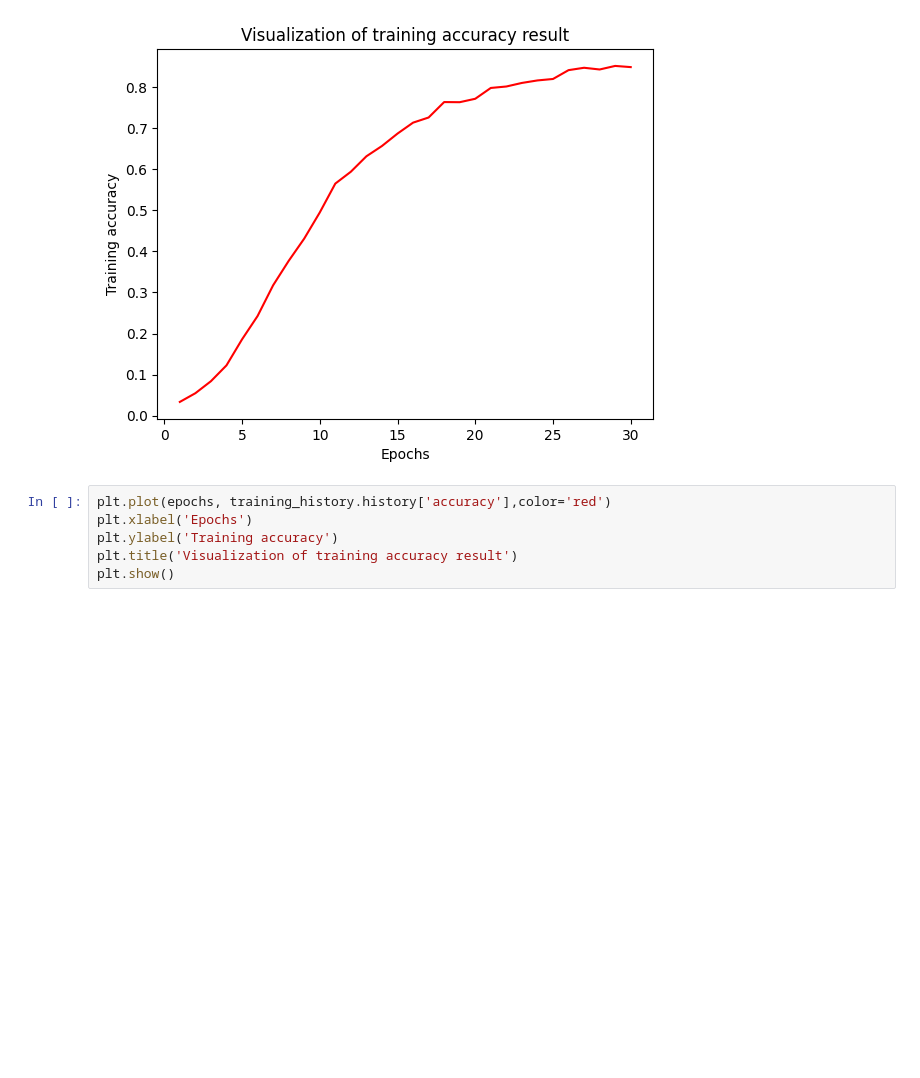
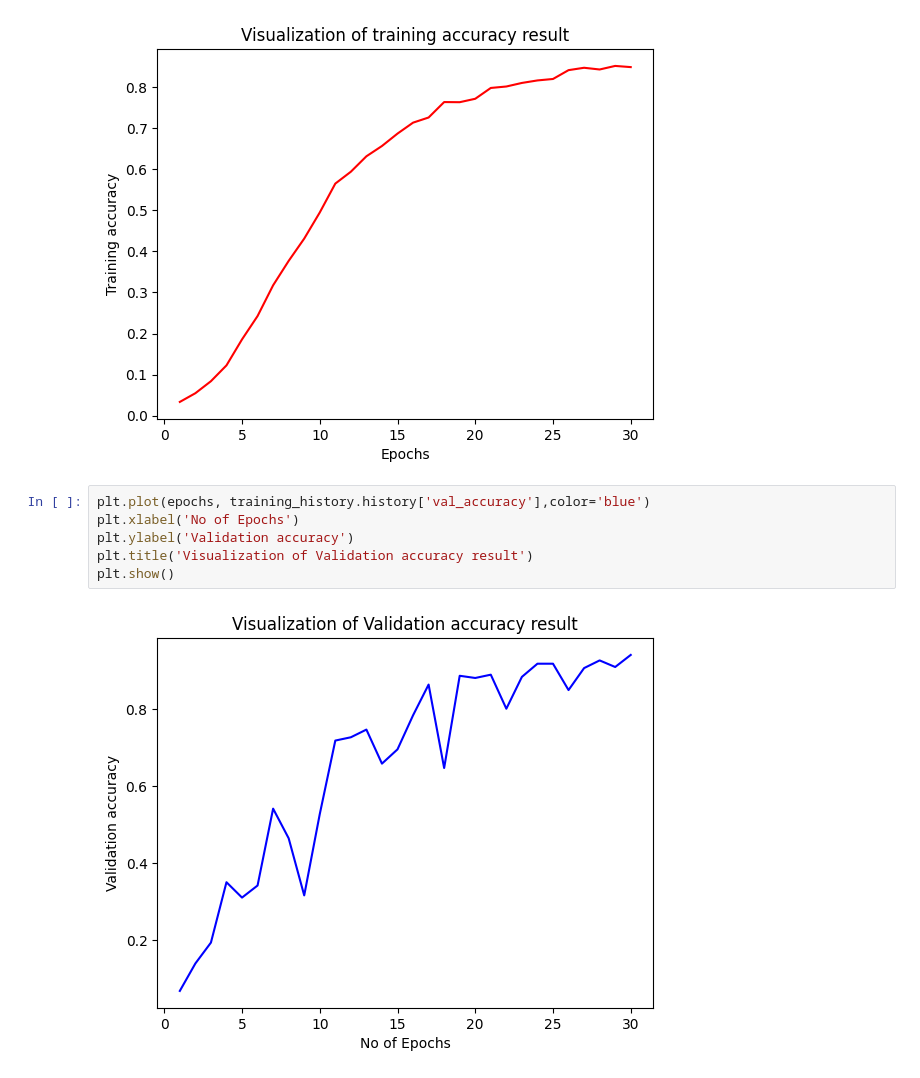
Before and after one commit to Disitha395ra/fruit-vegitable-image-classification, a Jupyter notebook: mainfile.ipynb, the cells around one changed output. Drawn from its saved outputs; the diff is of its cells as text; blank space fills up the shorter version.

Commit message:
analysus with accuracy

```diff
--- a/mainfile.ipynb
+++ b/mainfile.ipynb
@@ -121,8 +121,10 @@ plt.show()
 # %% [output]
 [figure]
 # %%
-plt.plot(epochs, training_history.history['accuracy'],color='red')
-plt.xlabel('Epochs')
-plt.ylabel('Training accuracy')
-plt.title('Visualization of training accuracy result')
+plt.plot(epochs, training_history.history['val_accuracy'],color='blue')
+plt.xlabel('No of Epochs')
+plt.ylabel('Validation accuracy')
+plt.title('Visualization of Validation accuracy result')
 plt.show()
+# %% [output]
+[figure, added]
```
